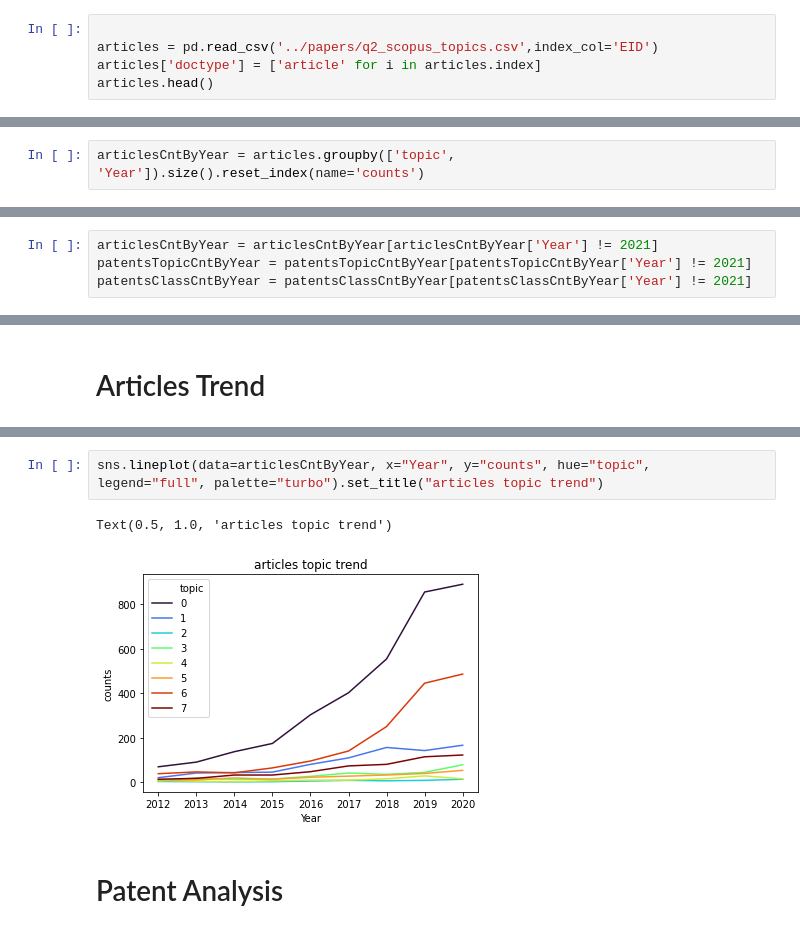
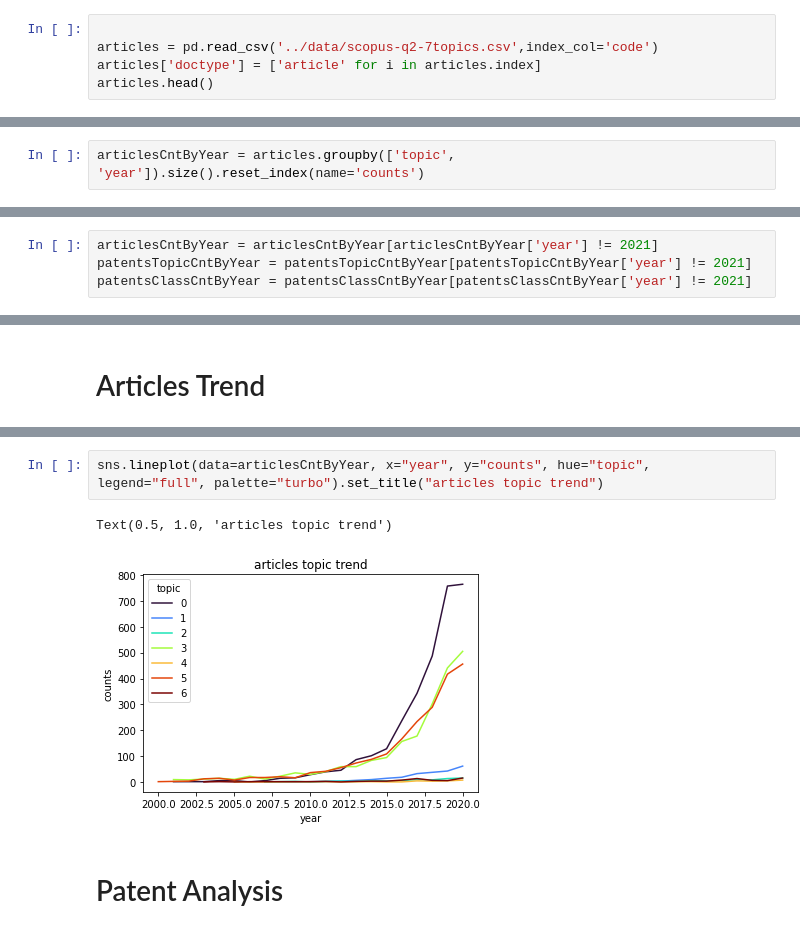
Before and after one commit to carloalbe/SCI-project, a Jupyter notebook: code/Trend analysis.ipynb, the cells around one changed output, grey strips where cells are left out. Cells and saved outputs as stored; diff of their text form.

```diff
--- a/code/Trend analysis.ipynb
+++ b/code/Trend analysis.ipynb
@@ -20,6 +40,6 @@ patents.head()
 # %%
 
-articles = pd.read_csv('../papers/q2_scopus_topics.csv',index_col='EID')
+articles = pd.read_csv('../data/scopus-q2-7topics.csv',index_col='code')
 articles['doctype'] = ['article' for i in articles.index]
 articles.head()
 # %% [output]
@@ -64,3 +85,3 @@ patents['Year'] = pd.DatetimeIndex(patents['publication date']).year
 # %%
-articlesCntByYear = articles.groupby(['topic', 'Year']).size().reset_index(name='counts')
+articlesCntByYear = articles.groupby(['topic', 'year']).size().reset_index(name='counts')
 # %%
@@ -85,7 +106,7 @@ patentsClassCntByYear
 # %%
-articlesCntByYear = articlesCntByYear[articlesCntByYear['Year'] != 2021]
-patentsTopicCntByYear = patentsTopicCntByYear[patentsTopicCntByYear['Year'] != 2021]
-patentsClassCntByYear = patentsClassCntByYear[patentsClassCntByYear['Year'] != 2021]
+articlesCntByYear = articlesCntByYear[articlesCntByYear['year'] != 2021]
+patentsTopicCntByYear = patentsTopicCntByYear[patentsTopicCntByYear['year'] != 2021]
+patentsClassCntByYear = patentsClassCntByYear[patentsClassCntByYear['year'] != 2021]
 # %% [markdown]
 # TREND ANALYSIS
 # %% [markdown]
@@ -108,8 +128,8 @@ g.map(sns.lineplot,'Year','counts')
 # %%
-sns.lineplot(data=articlesCntByYear, x="Year", y="counts", hue="topic", legend="full", palette="turbo").set_title("articles topic trend")
+sns.lineplot(data=articlesCntByYear, x="year", y="counts", hue="topic", legend="full", palette="turbo").set_title("articles topic trend")
 # %% [output]
 Text(0.5, 1.0, 'articles topic trend')
-[figure, old version]
+[figure, new version]
 # %% [markdown]
 # Patent Analysis
 # %%
```
Also changed, not shown: parts of 17 cells of this notebook, 15 other files.
